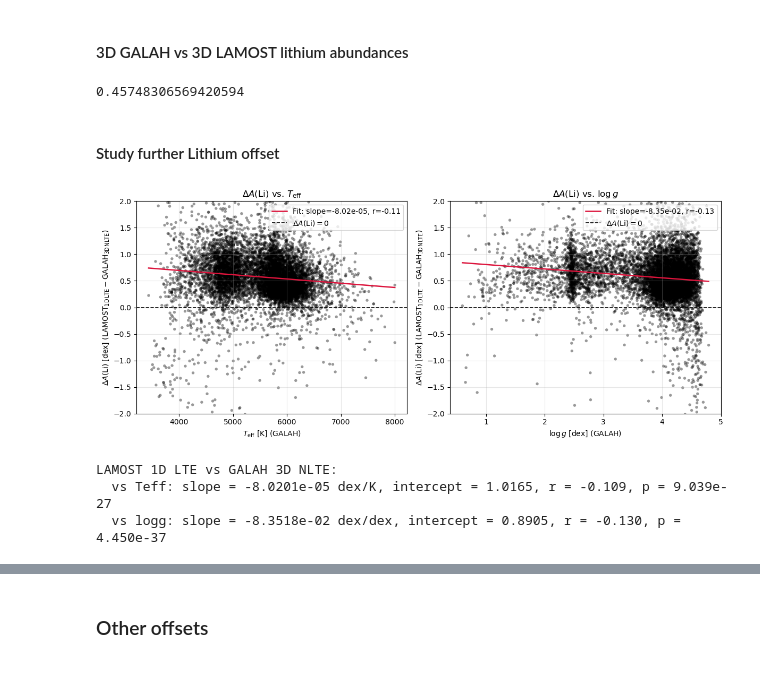
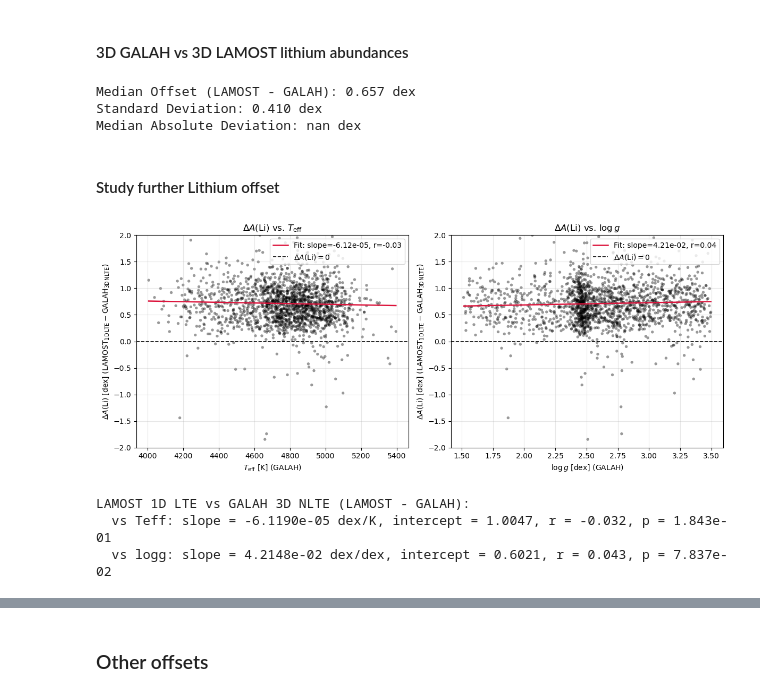
Before and after one commit to juanpabloidarraga/master_thesis, a Jupyter notebook: code/Sidequests/offset_galah_and_lamost.ipynb, the cells around one changed output, grey strips where cells are left out. Drawn from its saved outputs; the diff is of its cells as text; code cells hidden in the pictures.

```diff
--- a/code/Sidequests/offset_galah_and_lamost.ipynb
+++ b/code/Sidequests/offset_galah_and_lamost.ipynb
@@ -864,6 +876,22 @@ import pandas as pd
 GALAHDR4_x_LAMOST = pd.read_csv(
     "../../data/LAMOST_catalog/galahdr4_x_lamost.csv"
 )
+# %%
+# masks
+
+giants_mask = (
+    #teff clasification
+    (GALAHDR4_x_LAMOST['teff'] > 4000)
+    &(GALAHDR4_x_LAMOST['Teff'] > 4000)
+    &(GALAHDR4_x_LAMOST['teff']< 5500)
+    &(GALAHDR4_x_LAMOST['Teff']< 5500)
+    #Logg clasification
+    &(GALAHDR4_x_LAMOST['logg_galah'] >1.5)
+    &(GALAHDR4_x_LAMOST['logg_galah']< 3.5)
+    &(GALAHDR4_x_LAMOST['logg_lamost']>1.5)
+    &(GALAHDR4_x_LAMOST['logg_lamost']< 3.5)
+
+)
 # %% [markdown]
 ### Offsets in abundance of lithium
 # %%
@@ -958,26 +989,31 @@ GALAHDR4_x_LAMOST['delta_a_li_3dnlte'] = (
 
 # Compares 3D-NLTE Li abundances from GALAH and 3D NLTE LAMOST for the same stars
 # %%
-med_offset = GALAHDR4_x_LAMOST['delta_a_li_3dnlte'].median()
-std_offset = GALAHDR4_x_LAMOST['delta_a_li_3dnlte'].std()
-mad_offset = stats.median_abs_deviation(GALAHDR4_x_LAMOST['delta_a_li_3dnlte'])
-print(med_offset)
+med_offset = GALAHDR4_x_LAMOST.loc[giants_mask,'delta_a_li_3dnlte'].median()
+std_offset = GALAHDR4_x_LAMOST.loc[giants_mask,'delta_a_li_3dnlte'].std()
+mad_offset = stats.median_abs_deviation(GALAHDR4_x_LAMOST.loc[giants_mask,'delta_a_li_3dnlte'])
+
+print(f'Median Offset (LAMOST - GALAH): {med_offset:.3f} dex')
+print(f'Standard Deviation: {std_offset:.3f} dex')
+print(f'Median Absolute Deviation: {mad_offset:.3f} dex')
 # %% [output]
-0.45748306569420594
+Median Offset (LAMOST - GALAH): 0.657 dex
+Standard Deviation: 0.410 dex
+Median Absolute Deviation: nan dex
 # %% [markdown]
 #### Study further Lithium offset
 # %%
 # Ding et al. style: Difference in abundance vs. Teff and logg (GALAH 3D NLTE vs LAMOST 1D LTE) with linear regression
 fig, (ax1, ax2) = plt.subplots(1, 2, figsize=(12, 5))
 
-# --- Residual vs Teff ---
-mask_t = GALAHDR4_x_LAMOST['teff'].notna() & GALAHDR4_x_LAMOST['delta_a_li'].notna()
+# --- Residual vs Teff --- linear regression
+mask_t = giants_mask & GALAHDR4_x_LAMOST['teff'].notna() & GALAHDR4_x_LAMOST['delta_a_li'].notna()
 res_t = stats.linregress(GALAHDR4_x_LAMOST.loc[mask_t, 'teff'], GALAHDR4_x_LAMOST.loc[mask_t, 'delta_a_li'])
 x_t = np.linspace(GALAHDR4_x_LAMOST.loc[mask_t, 'teff'].min(), GALAHDR4_x_LAMOST.loc[mask_t, 'teff'].max(), 100)
 
 ax1.scatter(
-    GALAHDR4_x_LAMOST['teff'],
-    GALAHDR4_x_LAMOST['delta_a_li'],
+    GALAHDR4_x_LAMOST.loc[giants_mask,'teff'],
+    GALAHDR4_x_LAMOST.loc[giants_mask, 'delta_a_li'],
     color='black',
     s=15,
     alpha=0.4,
@@ -997,39 +1033,39 @@ ax1.grid(True, alpha=0.3)
 ax1.legend(loc='upper right')
 
 # --- Residual vs logg ---
-mask_g = GALAHDR4_x_LAMOST['logg_galah'].notna() & GALAHDR4_x_LAMOST['delta_a_li'].notna()
+mask_g = giants_mask & GALAHDR4_x_LAMOST['logg_galah'].notna() & GALAHDR4_x_LAMOST['delta_a_li'].notna()
 res_g = stats.linregress(GALAHDR4_x_LAMOST.loc[mask_g, 'logg_galah'], GALAHDR4_x_LAMOST.loc[mask_g, 'delta_a_li'])
 x_g = np.linspace(GALAHDR4_x_LAMOST.loc[mask_g, 'logg_galah'].min(), GALAHDR4_x_LAMOST.loc[mask_g, 'logg_galah'].max(), 100)
 
 ax2.scatter(
-    GALAHDR4_x_LAMOST['logg_galah'],
-    GALAHDR4_x_LAMOST['delta_a_li'],
+    GALAHDR4_x_LAMOST.loc[giants_mask,'logg_galah'],
+    GALAHDR4_x_LAMOST.loc[giants_mask,'delta_a_li'],
     color='black',
     s=15,
     alpha=0.4,
     edgecolors='none',
 )
 ax2.plot(
     x_g, res_g.intercept + res_g.slope * x_g,
     color='crimson', lw=1.8,
     label=f'Fit: slope={res_g.slope:.2e}, r={res_g.rvalue:.2f}',
 )
 ax2.axhline(0, color='k', linestyle='--', lw=1.2, label=r'$\Delta A(\mathrm{Li}) = 0$')
 ax2.set_xlabel(r'$\log g\ \mathrm{[dex]}$ (GALAH)')
 ax2.set_ylabel(r'$\Delta A(\mathrm{Li})\ \mathrm{[dex]}\ (\mathrm{LAMOST_{1D\,LTE} - GALAH_{3D\,NLTE}})$')
 ax2.set_title(r'$\Delta A(\mathrm{Li})$ vs. $\log g$')
 ax2.set_ylim([-2.0, 2.0])
 ax2.grid(True, alpha=0.3)
 ax2.legend(loc='upper right')
 
 plt.tight_layout()
 plt.show()
 
-print(f"LAMOST 1D LTE vs GALAH 3D NLTE:")
+print(f"LAMOST 1D LTE vs GALAH 3D NLTE (LAMOST - GALAH):")
 print(f"  vs Teff: slope = {res_t.slope:.4e} dex/K, intercept = {res_t.intercept:.4f}, r = {res_t.rvalue:.3f}, p = {res_t.pvalue:.3e}")
 print(f"  vs logg: slope = {res_g.slope:.4e} dex/dex, intercept = {res_g.intercept:.4f}, r = {res_g.rvalue:.3f}, p = {res_g.pvalue:.3e}")
 # %% [output]
-[figure, old version]
+[figure, new version]
-LAMOST 1D LTE vs GALAH 3D NLTE:
-  vs Teff: slope = -8.0201e-05 dex/K, intercept = 1.0165, r = -0.109, p = 9.039e-27
-  vs logg: slope = -8.3518e-02 dex/dex, intercept = 0.8905, r = -0.130, p = 4.450e-37
+LAMOST 1D LTE vs GALAH 3D NLTE (LAMOST - GALAH):
+  vs Teff: slope = -6.1190e-05 dex/K, intercept = 1.0047, r = -0.032, p = 1.843e-01
+  vs logg: slope = 4.2148e-02 dex/dex, intercept = 0.6021, r = 0.043, p = 7.837e-02
```
Also changed, not shown: parts of 38 cells of this notebook, 13 other files.
